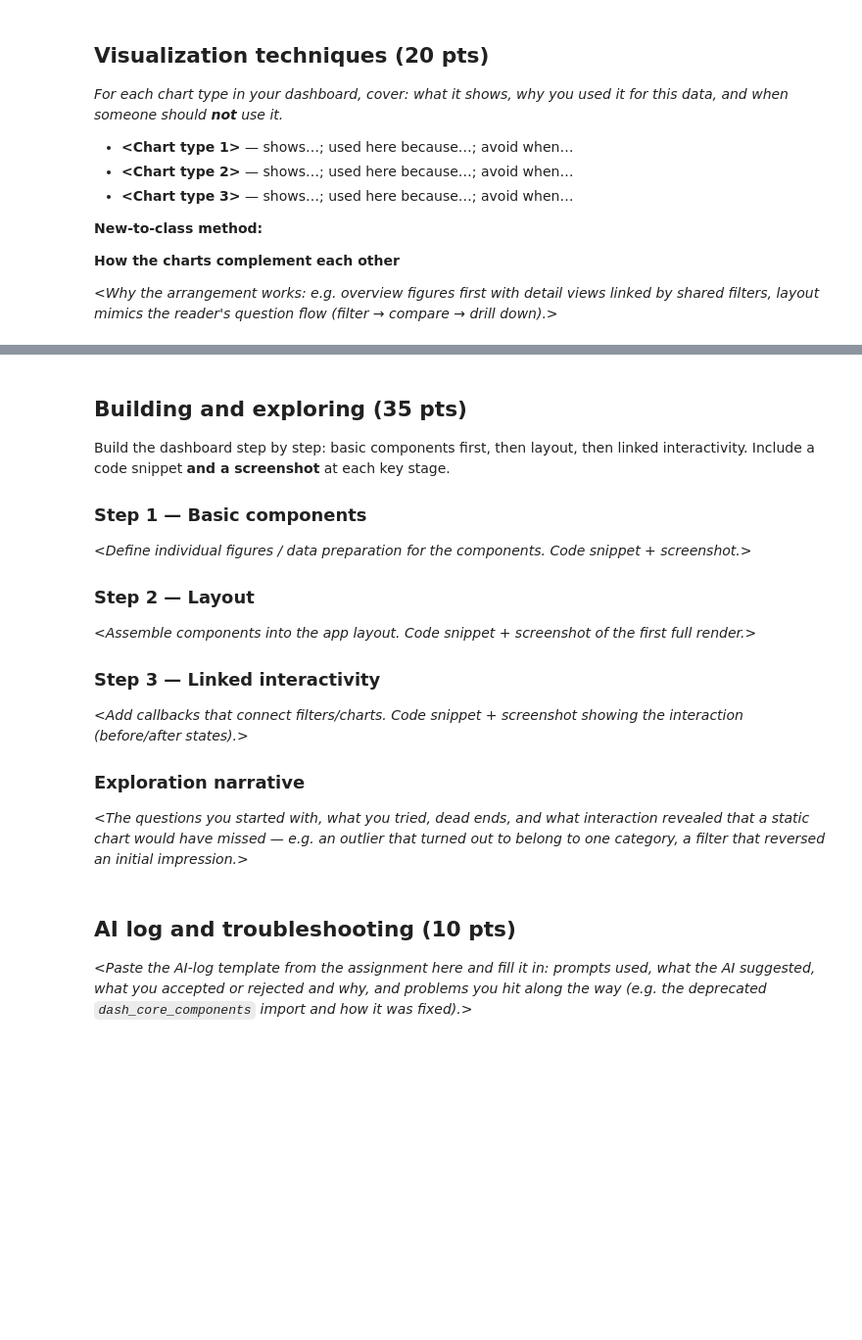
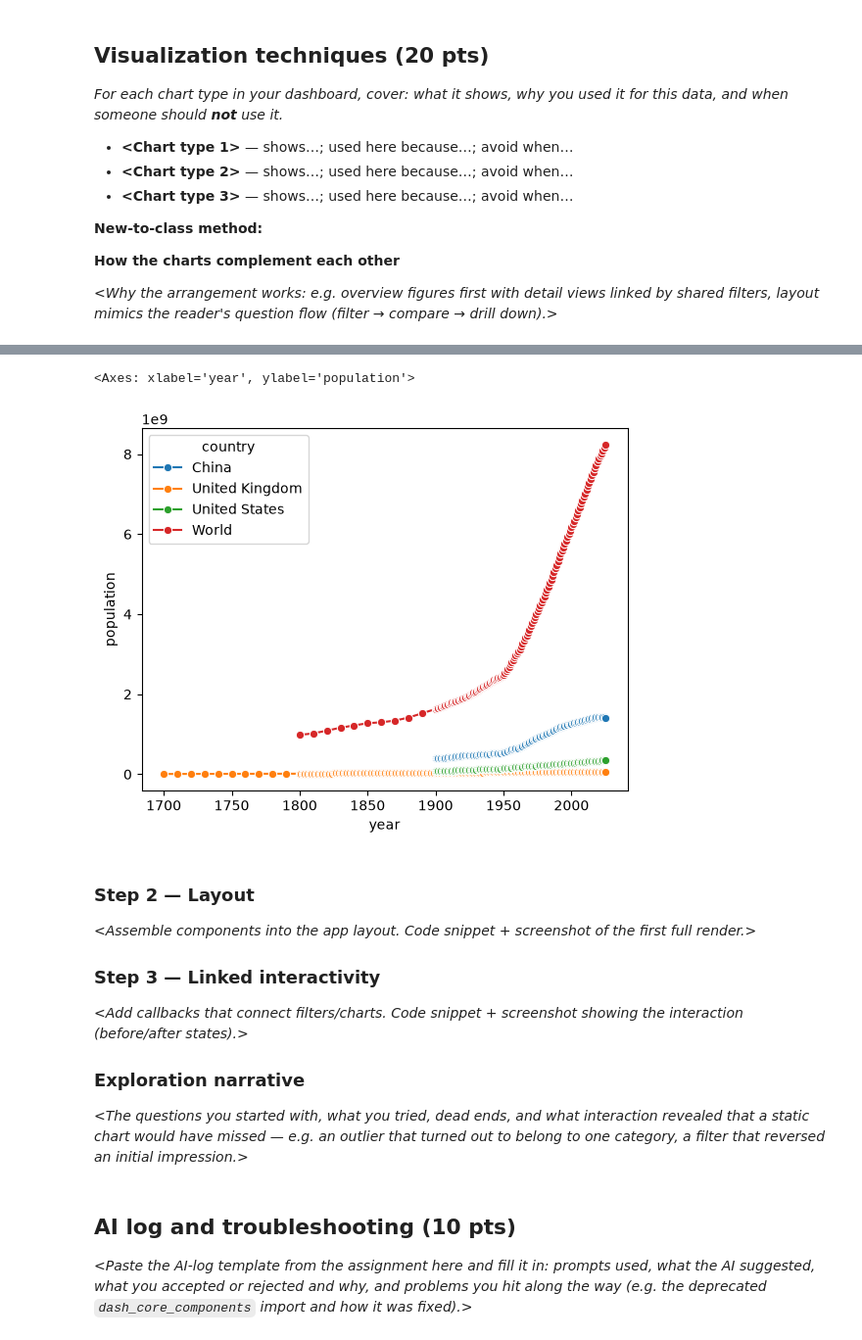
Before and after one commit to ncpeot/portfolio, a Jupyter notebook: SIADS 521 Milestone Dashboard Report.ipynb, the cells around one changed output, grey strips where cells are left out. Shown at 98% size. Drawn from its saved outputs; the diff is of its cells as text; code cells hidden in the pictures; blank space fills up the shorter version.

```diff
--- a/SIADS 521 Milestone Dashboard Report.ipynb
+++ b/SIADS 521 Milestone Dashboard Report.ipynb
@@ -56,0 +52,11 @@ display(df.info())
+# %%
+#data import and cleaning
+df = pd.read_csv('owid_energy.csv')
+
+display(df['country'].value_counts())
+
+mask = (df['country'].isin(['World', 'United Kingdom', 'United States', 'China']))
+df = df[mask]
+
+print(df.columns)
+display(df['year'].value_counts())
@@ -73,11 +126,11 @@ display(df.info())
+# %%
+#chart 1
+sns.lineplot(data = df, x = 'year', y = 'population', hue = 'country', marker = 'o')
+# %% [output]
+<Axes: xlabel='year', ylabel='population'>
+[figure, added]
 # %% [markdown]
-## Building and exploring (35 pts)
 
-Build the dashboard step by step: basic components first, then layout, then linked interactivity. Include a code snippet **and a screenshot** at each key stage.
-
-### Step 1 — Basic components
-
-*<Define individual figures / data preparation for the components. Code snippet + screenshot.>*
 
 ### Step 2 — Layout
 
```
Also changed, not shown: parts of 4 cells of this notebook.
